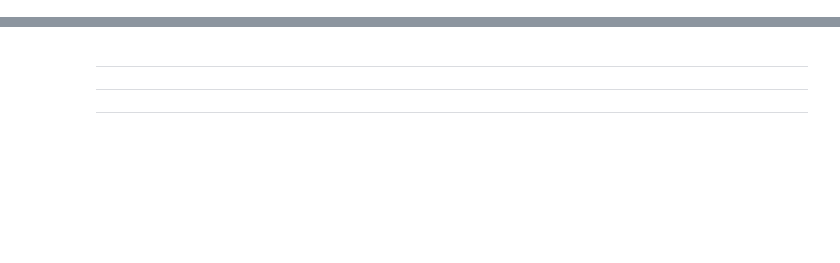
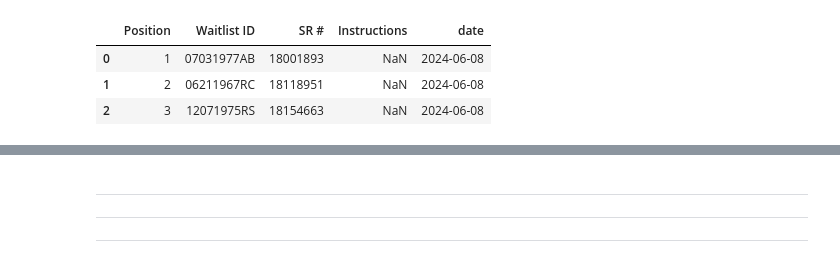
Before and after one commit to cbs-news-data-projects/waitlist_scraper, a Jupyter notebook: chart.ipynb, the cells around one changed output, grey strips where cells are left out. Drawn from its saved outputs; the diff is of its cells as text; code cells hidden in the pictures; blank space fills up the shorter version.

```diff
--- a/chart.ipynb
+++ b/chart.ipynb
@@ -16,9 +16,16 @@ extract_date = re.compile(r'(\d{4}-\d{2}-\d{2})')
 # %%
 df_list = []
 
 for file in glob("waitlist_data/*.csv"):
     day = extract_date.search(file).group(0)
     df = pd.read_csv(file).assign( date = pd.to_datetime(day))
     df_list.append(df)
 
 df = pd.concat(df_list)
+
+df.head(3)
+# %% [output]
+|  | Position | Waitlist ID | SR # | Instructions | date |
+| 0 | 1 | 07031977AB | 18001893 | NaN | 2024-06-08 |
+| 1 | 2 | 06211967RC | 18118951 | NaN | 2024-06-08 |
+| 2 | 3 | 12071975RS | 18154663 | NaN | 2024-06-08 |
```
Also changed, not shown: parts of 3 cells of this notebook, 1 other file.
